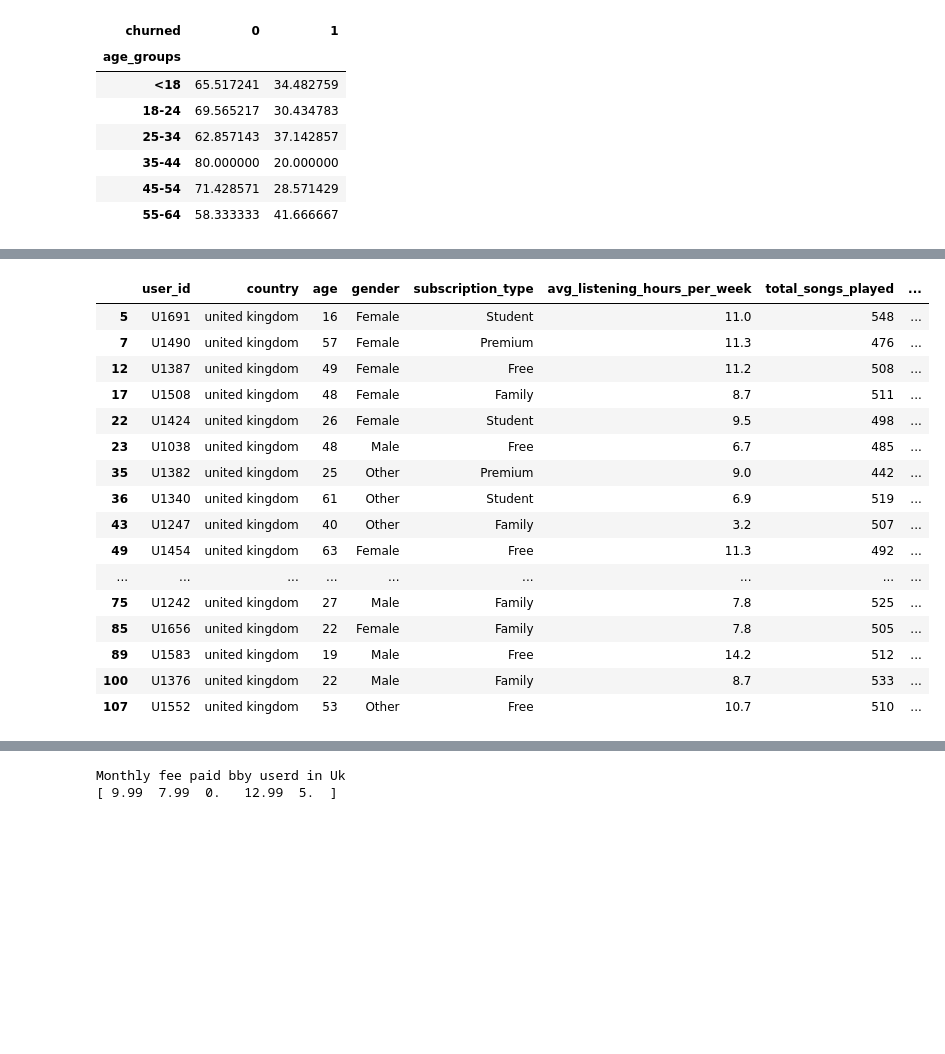
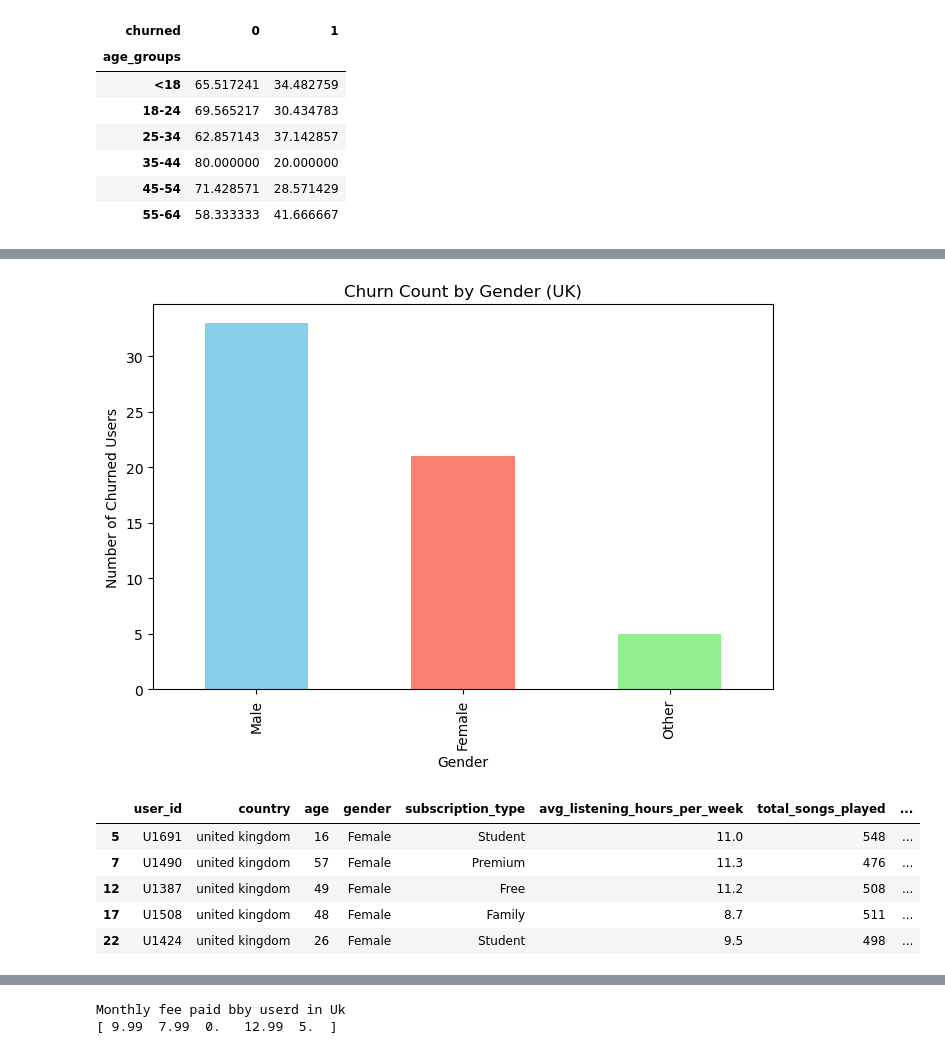
Before and after one commit to mirajgansi/IoA_Autum_sprint, a Jupyter notebook: notebook/analysis.ipynb, the cells around one changed output, grey strips where cells are left out. Saved outputs shown, nothing was run; the diff lists cells and outputs as text; code cells hidden in the pictures; blank space fills up the shorter version.

```diff
--- a/notebook/analysis.ipynb
+++ b/notebook/analysis.ipynb
@@ -146,26 +146,29 @@ plt.legend()
 plt.show()
 # %% [output]
 [figure]
+# %%
+churned_users = uk_data[uk_data['churned'] == 1]
+
+gender_churn_counts = churned_users['gender'].value_counts()
+
+# Plot
+plt.figure(figsize=(8,5))
+gender_churn_counts.plot(kind='bar', color=['skyblue', 'salmon', 'lightgreen'])
+plt.xlabel('Gender')
+plt.ylabel('Number of Churned Users')
+plt.title('Churn Count by Gender (UK)')
+plt.show()
+# %% [output]
+[figure, added]
 # %%
-uk_data.head(20)
+uk_data.head()
 # %% [output]
 |  | user_id | country | age | gender | subscription_type | avg_listening_hours_per_week | total_songs_played | ... |
 | 5 | U1691 | united kingdom | 16 | Female | Student | 11.0 | 548 | ... |
 | 7 | U1490 | united kingdom | 57 | Female | Premium | 11.3 | 476 | ... |
 | 12 | U1387 | united kingdom | 49 | Female | Free | 11.2 | 508 | ... |
 | 17 | U1508 | united kingdom | 48 | Female | Family | 8.7 | 511 | ... |
 | 22 | U1424 | united kingdom | 26 | Female | Student | 9.5 | 498 | ... |
-| 23 | U1038 | united kingdom | 48 | Male | Free | 6.7 | 485 | ... |
-| 35 | U1382 | united kingdom | 25 | Other | Premium | 9.0 | 442 | ... |
-| 36 | U1340 | united kingdom | 61 | Other | Student | 6.9 | 519 | ... |
-| 43 | U1247 | united kingdom | 40 | Other | Family | 3.2 | 507 | ... |
-| 49 | U1454 | united kingdom | 63 | Female | Free | 11.3 | 492 | ... |
-| ... | ... | ... | ... | ... | ... | ... | ... | ... |
-| 75 | U1242 | united kingdom | 27 | Male | Family | 7.8 | 525 | ... |
-| 85 | U1656 | united kingdom | 22 | Female | Family | 7.8 | 505 | ... |
-| 89 | U1583 | united kingdom | 19 | Male | Free | 14.2 | 512 | ... |
-| 100 | U1376 | united kingdom | 22 | Male | Family | 8.7 | 533 | ... |
-| 107 | U1552 | united kingdom | 53 | Other | Free | 10.7 | 510 | ... |
 # %%
 uk_gender_age_churn =(uk_data.groupby(['age_groups','gender'])['churned'].value_counts(normalize= True).unstack()[1]*100)
 print("percentage of gender and age churn in United kingdom")
```
Also changed, not shown: parts of 16 cells of this notebook, 1 other file.
